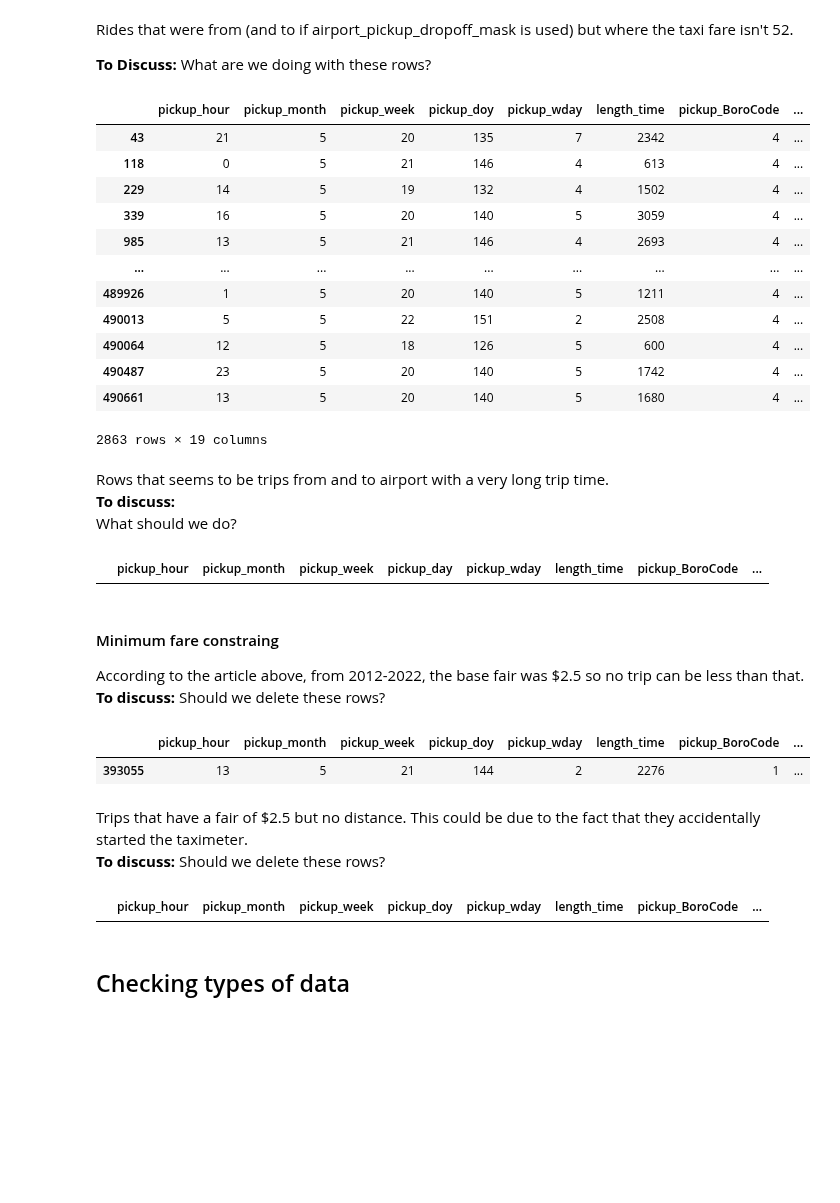
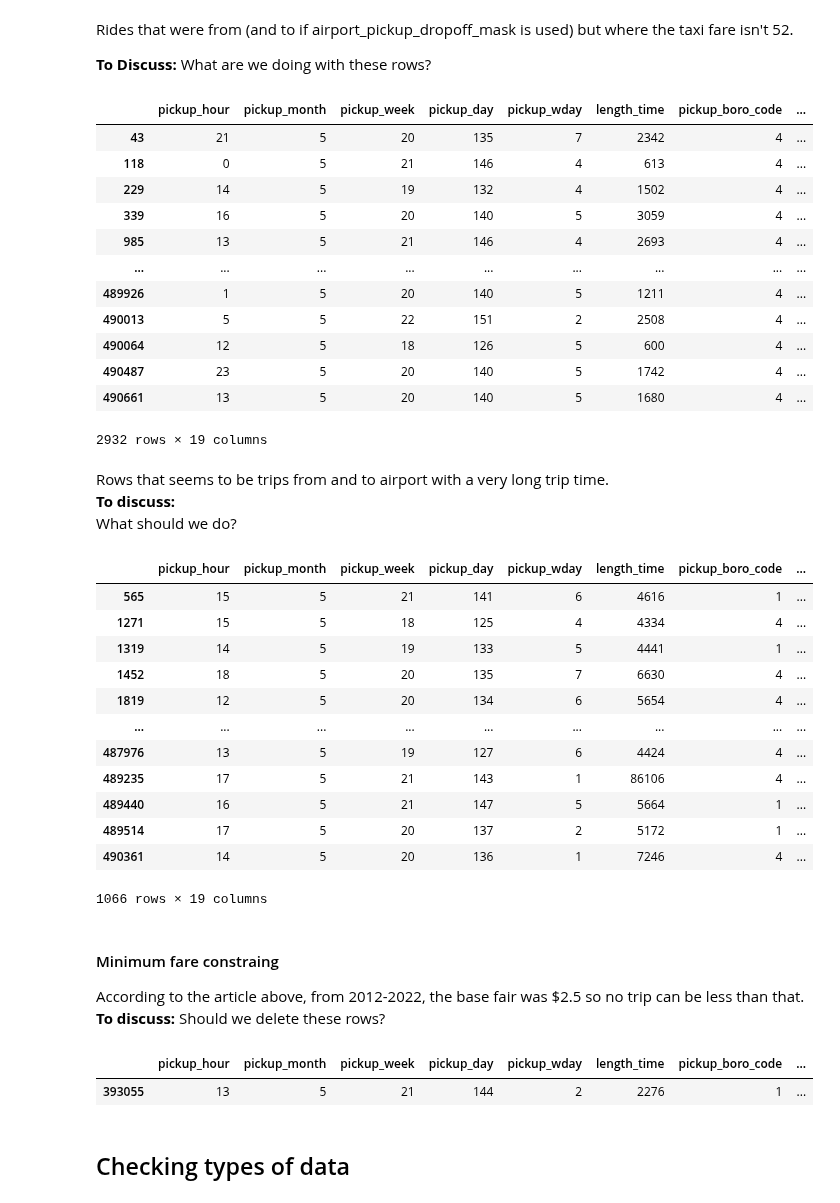
Before and after one commit to MichalKrzyzanski2002/Foundations-Data-Science-Project, a Jupyter notebook: Cleaning.ipynb, the cells around one changed output. Cells and saved outputs as stored; diff of their text form; code cells hidden in the pictures; blank space fills up the shorter version.

```diff
--- a/Cleaning.ipynb
+++ b/Cleaning.ipynb
@@ -163,6 +167,6 @@ Name: length_time, dtype: float64
 # %%
 # cutting out data above 0.995 quantile
-data=data.loc[data["length_time"]<=4271.01]
+# data=data.loc[data["length_time"]<=4271.01]
 # %%
 data["length_time"].plot.box() # now it looks much better
 # %% [output]
@@ -376,7 +369,7 @@ What are we doing with these rows?
 # %%
 data.loc[(data["fare_amount"] != 52) & (airport_pickup_mask)]
 # %% [output]
-|  | pickup_hour | pickup_month | pickup_week | pickup_doy | pickup_wday | length_time | pickup_BoroCode | ... |
+|  | pickup_hour | pickup_month | pickup_week | pickup_day | pickup_wday | length_time | pickup_boro_code | ... |
 | 43 | 21 | 5 | 20 | 135 | 7 | 2342 | 4 | ... |
 | 118 | 0 | 5 | 21 | 146 | 4 | 613 | 4 | ... |
 | 229 | 14 | 5 | 19 | 132 | 4 | 1502 | 4 | ... |
@@ -388,13 +381,25 @@ data.loc[(data["fare_amount"] != 52) & (airport_pickup_mask)]
 | 490064 | 12 | 5 | 18 | 126 | 5 | 600 | 4 | ... |
 | 490487 | 23 | 5 | 20 | 140 | 5 | 1742 | 4 | ... |
 | 490661 | 13 | 5 | 20 | 140 | 5 | 1680 | 4 | ... |
-2863 rows × 19 columns
+2932 rows × 19 columns
 # %% [markdown]
 Rows that seems to be trips from and to airport with a very long trip time.
 **To discuss:**
 What should we do?
 # %%
-data.loc[(data["fare_amount"] == 52) & (data["length_time"]>4271) & (airport_pickup_dropoff_mask)]
+data.loc[(data["fare_amount"] == 52) & (airport_pickup_dropoff_mask) & (data["length_time"]>4271)]
 # %% [output]
-|  | pickup_hour | pickup_month | pickup_week | pickup_day | pickup_wday | length_time | pickup_BoroCode | ... |
+|  | pickup_hour | pickup_month | pickup_week | pickup_day | pickup_wday | length_time | pickup_boro_code | ... |
+| 565 | 15 | 5 | 21 | 141 | 6 | 4616 | 1 | ... |
+| 1271 | 15 | 5 | 18 | 125 | 4 | 4334 | 4 | ... |
+| 1319 | 14 | 5 | 19 | 133 | 5 | 4441 | 1 | ... |
+| 1452 | 18 | 5 | 20 | 135 | 7 | 6630 | 4 | ... |
+| 1819 | 12 | 5 | 20 | 134 | 6 | 5654 | 4 | ... |
+| ... | ... | ... | ... | ... | ... | ... | ... | ... |
+| 487976 | 13 | 5 | 19 | 127 | 6 | 4424 | 4 | ... |
+| 489235 | 17 | 5 | 21 | 143 | 1 | 86106 | 4 | ... |
+| 489440 | 16 | 5 | 21 | 147 | 5 | 5664 | 1 | ... |
+| 489514 | 17 | 5 | 20 | 137 | 2 | 5172 | 1 | ... |
+| 490361 | 14 | 5 | 20 | 136 | 1 | 7246 | 4 | ... |
+1066 rows × 19 columns
 # %%
@@ -407,15 +412,8 @@ According to the article above, from 2012-2022, the base fair was $2.5 so no tri
 # %%
 data.loc[ data["fare_amount"] < 2.5 ]
 # %% [output]
-|  | pickup_hour | pickup_month | pickup_week | pickup_doy | pickup_wday | length_time | pickup_BoroCode | ... |
+|  | pickup_hour | pickup_month | pickup_week | pickup_day | pickup_wday | length_time | pickup_boro_code | ... |
 | 393055 | 13 | 5 | 21 | 144 | 2 | 2276 | 1 | ... |
-# %% [markdown]
-Trips that have a fair of $2.5 but no distance. This could be due to the fact that they accidentally started the taximeter.
-**To discuss:**  Should we delete these rows?
-# %%
-data.loc[ (data["fare_amount"] == 2.5) &  (data["trip_distance"] == 0)]
-# %% [output]
-|  | pickup_hour | pickup_month | pickup_week | pickup_doy | pickup_wday | length_time | pickup_BoroCode | ... |
 # %% [markdown]
 ## Checking types of data
 # %%
```
Also changed, not shown: parts of 32 cells of this notebook.
